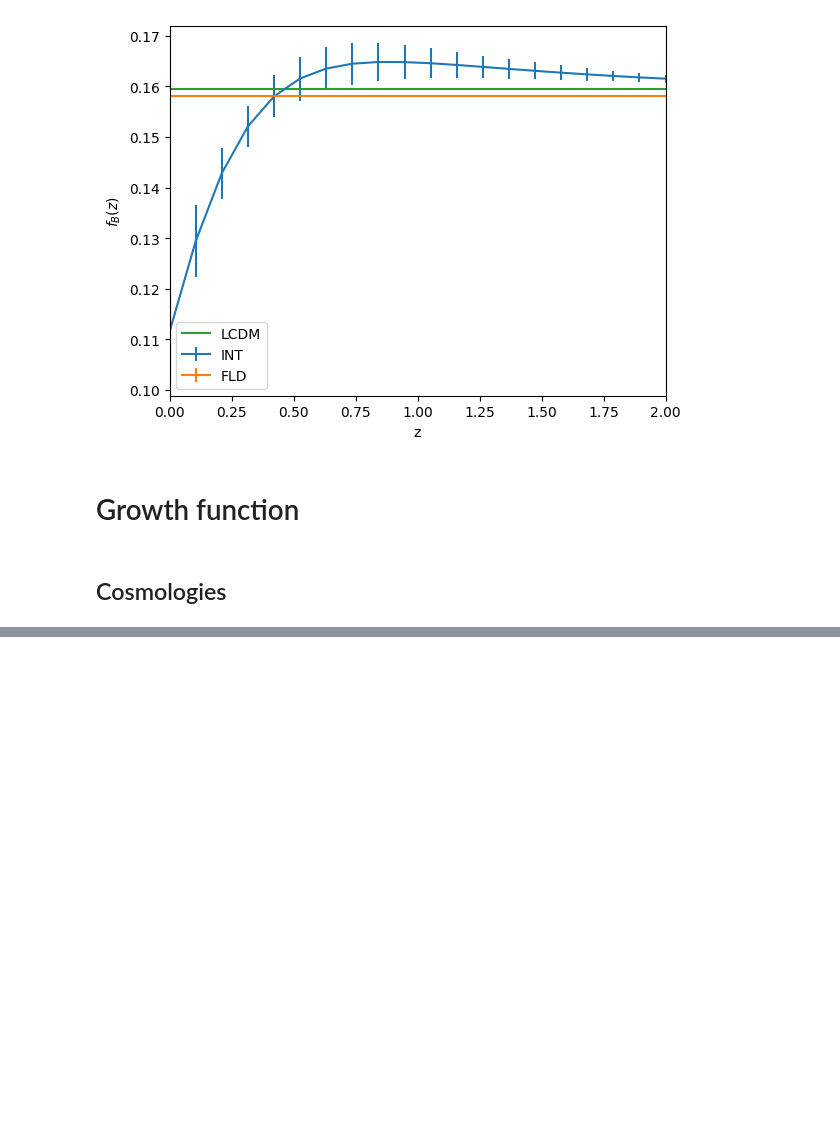
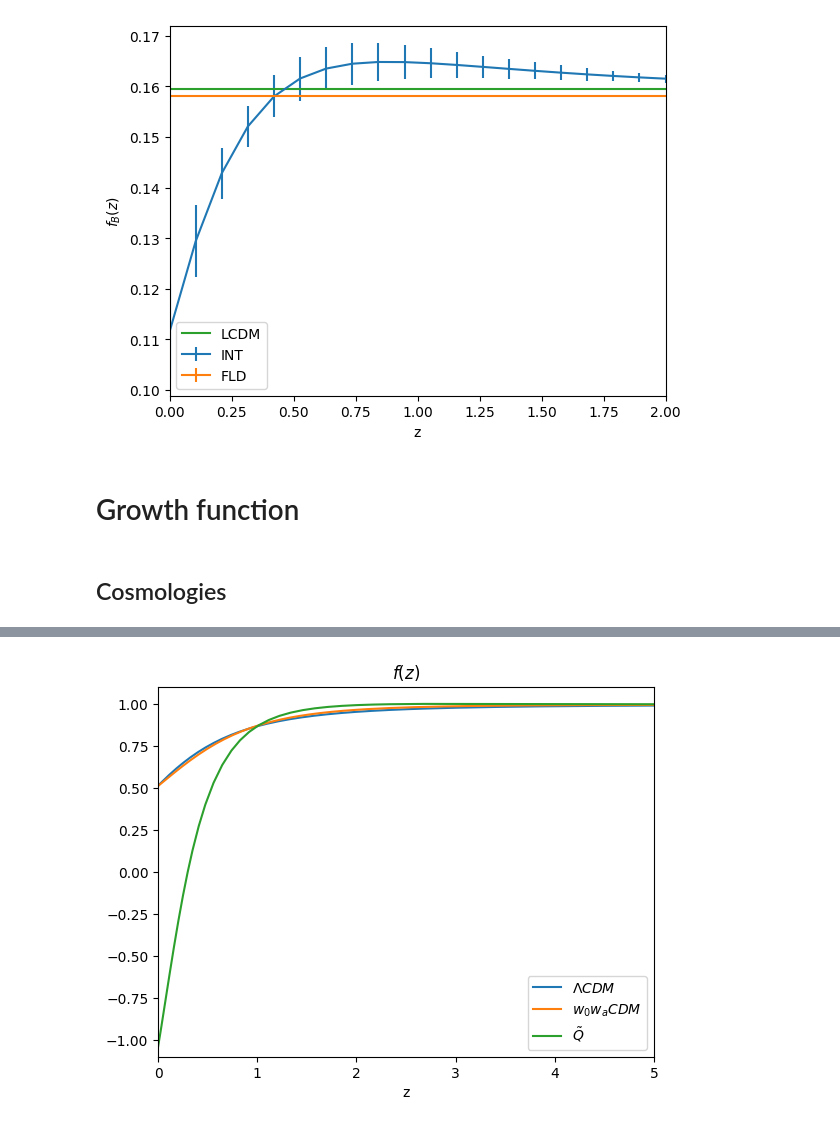
Before and after one commit to Diismas19/dark-degeneracy, a Jupyter notebook: coding/plots.ipynb, the cells around one changed output, grey strips where cells are left out. Cells and saved outputs as stored; diff of their text form; code cells hidden in the pictures; blank space fills up the shorter version.

```diff
--- a/coding/plots.ipynb
+++ b/coding/plots.ipynb
@@ -343,0 +444,20 @@ omega_c_fld=bgFLD['(.)rho_cdm']/bgFLD['(.)rho_crit']
+# %%
+f_lcdm=delta_t_lcdm_linha/delta_t_lcdm*ptLCDM[0]['a']
+f_fld=delta_t_fld_linha/delta_t_fld*ptFLD[0]['a']
+f_int=delta_t_int_linha/delta_t_int*ptINT[0]['a']
+
+def f_z(z,w0,wa):
+    return (omega_b_tilde(z,w0,wa)+omega_c_tilde(z,w0,wa))**(.55)
+
+plt.plot(1/ptLCDM[0]['a']-1,f_lcdm,label=r'$\Lambda CDM$')
+plt.plot(1/ptFLD[0]['a']-1,f_fld,label=r'$w_0w_aCDM$')
+plt.plot(1/ptINT[0]['a']-1,f_int,label=r'$\tilde{Q}$')
+plt.title(r'$f(z)$')
+plt.legend()
+plt.xlim(0,5)
+plt.ylim(-1.1,1.1)
+plt.xlabel('z')
+plt.savefig('f1.pdf')
+plt.show()
+# %% [output]
+[figure, added]
```
Also changed, not shown: parts of 14 cells of this notebook, 9 other files.
